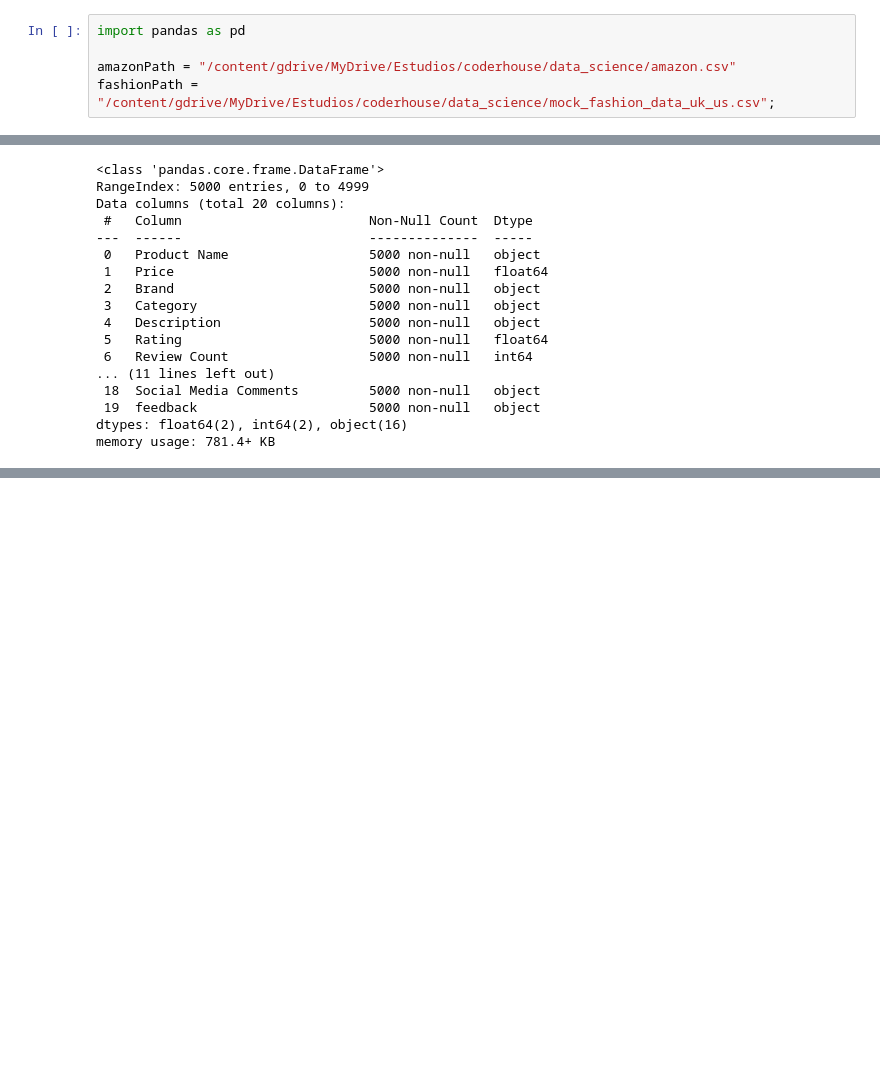
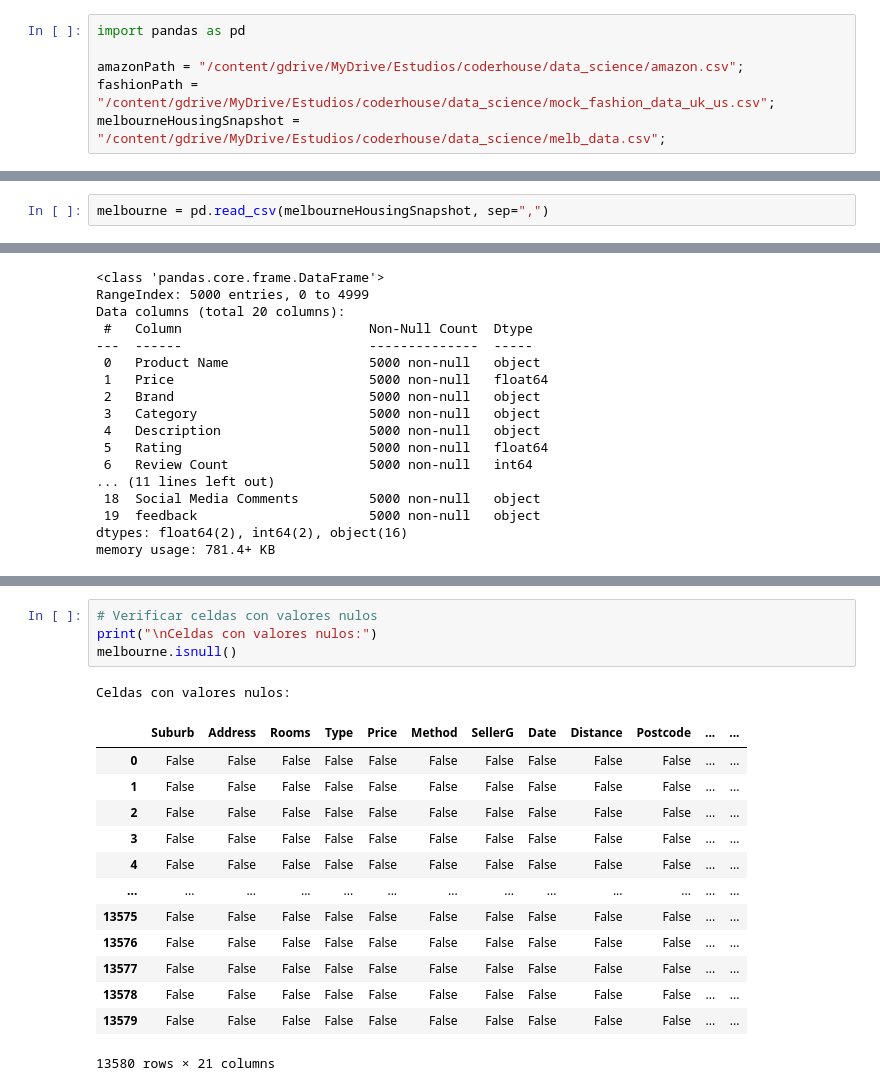
Before and after one commit to alfcastillo90/conexion_datasets, a Jupyter notebook: coderhouse_datasets.ipynb, the cells around one changed output, grey strips where cells are left out. Cells and saved outputs as stored; diff of their text form; blank space fills up the shorter version.

Commit message:
dataset de melbourne

```diff
--- a/coderhouse_datasets.ipynb
+++ b/coderhouse_datasets.ipynb
@@ -19,11 +19,14 @@ Requirement already satisfied: six>=1.5 in /usr/local/lib/python3.10/dist-packag
 # %%
 import pandas as pd
 
-amazonPath = "/content/gdrive/MyDrive/Estudios/coderhouse/data_science/amazon.csv"
+amazonPath = "/content/gdrive/MyDrive/Estudios/coderhouse/data_science/amazon.csv";
 fashionPath = "/content/gdrive/MyDrive/Estudios/coderhouse/data_science/mock_fashion_data_uk_us.csv";
+melbourneHousingSnapshot = "/content/gdrive/MyDrive/Estudios/coderhouse/data_science/melb_data.csv";
 # %%
 amazon = pd.read_csv(amazonPath, sep=",")
 # %%
 fashion = pd.read_csv(fashionPath, sep=",")
+# %%
+melbourne = pd.read_csv(melbourneHousingSnapshot, sep=",")
 # %% [markdown]
 # Dataset de amazon
@@ -165,0 +308,19 @@ fashion.isnull()
+# %%
+# Verificar celdas con valores nulos
+print("\nCeldas con valores nulos:")
+melbourne.isnull()
+# %% [output]
+Celdas con valores nulos:
+|  | Suburb | Address | Rooms | Type | Price | Method | SellerG | Date | Distance | Postcode | ... | ... |
+| 0 | False | False | False | False | False | False | False | False | False | False | ... | ... |
+| 1 | False | False | False | False | False | False | False | False | False | False | ... | ... |
+| 2 | False | False | False | False | False | False | False | False | False | False | ... | ... |
+| 3 | False | False | False | False | False | False | False | False | False | False | ... | ... |
+| 4 | False | False | False | False | False | False | False | False | False | False | ... | ... |
+| ... | ... | ... | ... | ... | ... | ... | ... | ... | ... | ... | ... | ... |
+| 13575 | False | False | False | False | False | False | False | False | False | False | ... | ... |
+| 13576 | False | False | False | False | False | False | False | False | False | False | ... | ... |
+| 13577 | False | False | False | False | False | False | False | False | False | False | ... | ... |
+| 13578 | False | False | False | False | False | False | False | False | False | False | ... | ... |
+| 13579 | False | False | False | False | False | False | False | False | False | False | ... | ... |
+13580 rows × 21 columns
```
Also changed, not shown: parts of 13 cells of this notebook.
